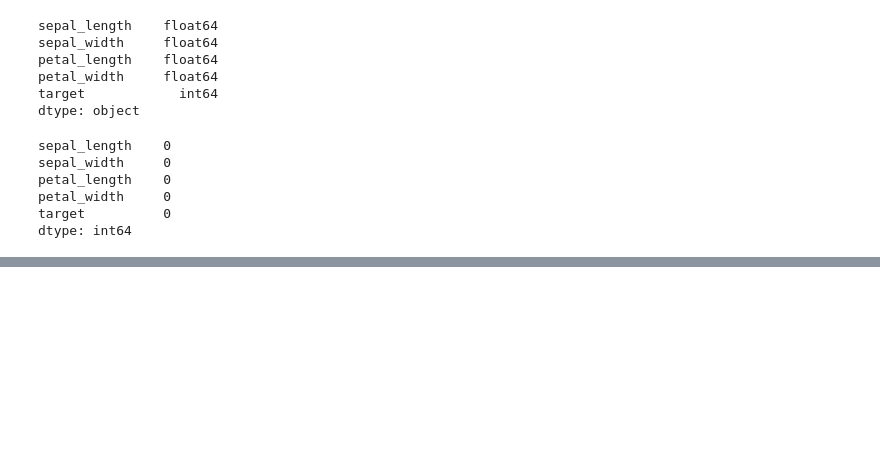
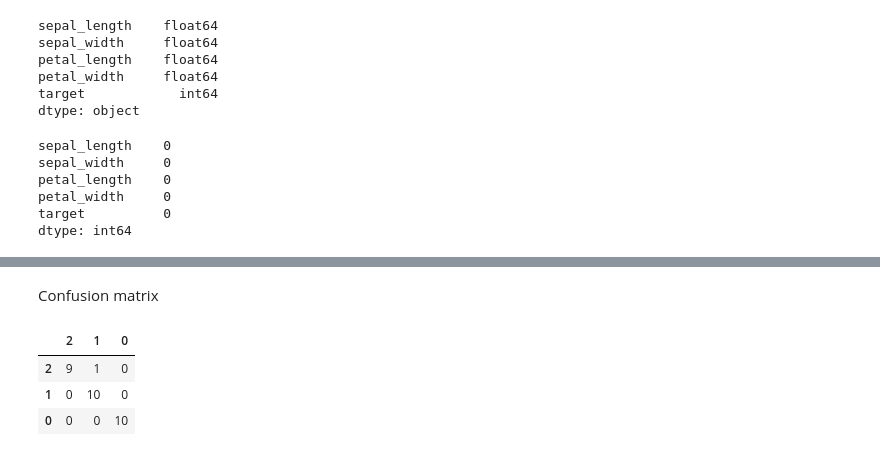
Before and after one commit to prachiss13/DLRepo, a Jupyter notebook: DL.ipynb, the cells around one changed output, grey strips where cells are left out. Cells and saved outputs as stored; diff of their text form; code cells hidden in the pictures; blank space fills up the shorter version.

```diff
--- a/DL.ipynb
+++ b/DL.ipynb
@@ -67,0 +163,10 @@ dtype: int64
+# %% [markdown]
+Confusion matrix
+# %%
+from sklearn.metrics import confusion_matrix
+pd.DataFrame(confusion_matrix(y_test, predictions, labels=[2, 1, 0]),index=[2, 1, 0], columns=[2, 1, 0])
+# %% [output]
+|  | 2 | 1 | 0 |
+| 2 | 9 | 1 | 0 |
+| 1 | 0 | 10 | 0 |
+| 0 | 0 | 0 | 10 |
```
Also changed, not shown: parts of 17 cells of this notebook.
